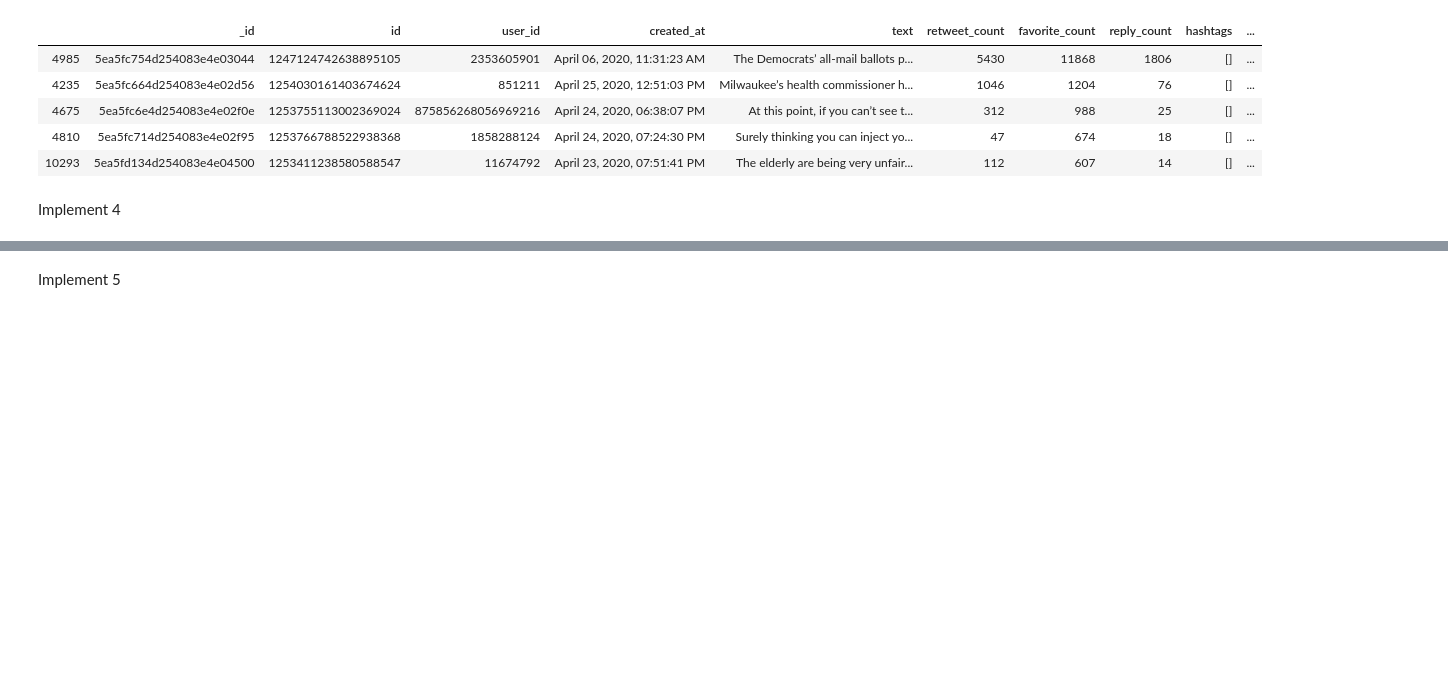
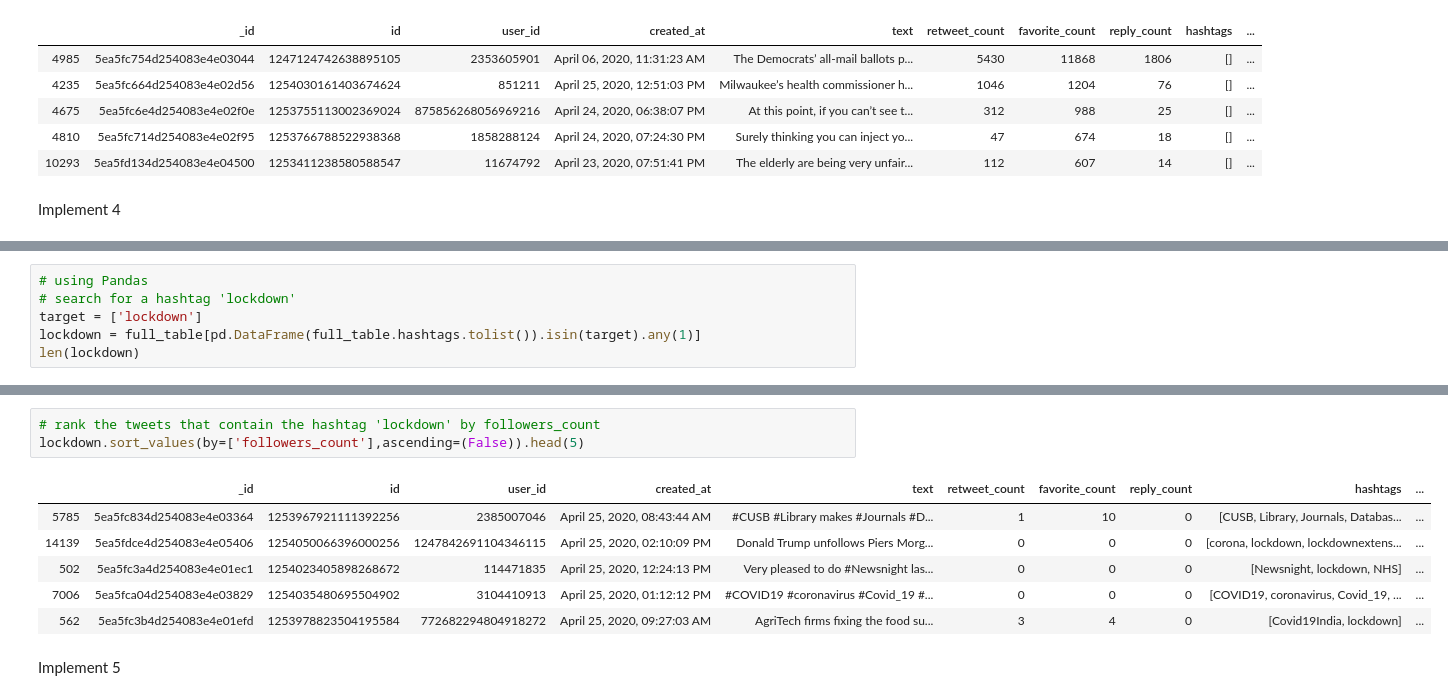
Before and after one commit to Hui-Dora-Wang/Search-Application-on-Twitter, a Jupyter notebook: search_app.ipynb, the cells around one changed output, grey strips where cells are left out. Drawn from its saved outputs; the diff is of its cells as text; blank space fills up the shorter version.

```diff
--- a/search_app.ipynb
+++ b/search_app.ipynb
@@ -488,0 +482,6 @@ Implement 4
+# %%
+# using Pandas
+# search for a hashtag 'lockdown'
+target = ['lockdown']
+lockdown = full_table[pd.DataFrame(full_table.hashtags.tolist()).isin(target).any(1)]
+len(lockdown)
@@ -489,3 +499,13 @@ Implement 4
+# %%
+# rank the tweets that contain the hashtag 'lockdown' by followers_count
+lockdown.sort_values(by=['followers_count'],ascending=(False)).head(5)
+# %% [output]
+|  | _id | id | user_id | created_at | text | retweet_count | favorite_count | reply_count | hashtags | ... |
+| 5785 | 5ea5fc834d254083e4e03364 | 1253967921111392256 | 2385007046 | April 25, 2020, 08:43:44 AM | #CUSB #Library makes #Journals #D... | 1 | 10 | 0 | [CUSB, Library, Journals, Databas... | ... |
+| 14139 | 5ea5fdce4d254083e4e05406 | 1254050066396000256 | 1247842691104346115 | April 25, 2020, 02:10:09 PM | Donald Trump unfollows Piers Morg... | 0 | 0 | 0 | [corona, lockdown, lockdownextens... | ... |
+| 502 | 5ea5fc3a4d254083e4e01ec1 | 1254023405898268672 | 114471835 | April 25, 2020, 12:24:13 PM | Very pleased to do #Newsnight las... | 0 | 0 | 0 | [Newsnight, lockdown, NHS] | ... |
+| 7006 | 5ea5fca04d254083e4e03829 | 1254035480695504902 | 3104410913 | April 25, 2020, 01:12:12 PM | #COVID19 #coronavirus #Covid_19 #... | 0 | 0 | 0 | [COVID19, coronavirus, Covid_19, ... | ... |
+| 562 | 5ea5fc3b4d254083e4e01efd | 1253978823504195584 | 772682294804918272 | April 25, 2020, 09:27:03 AM | AgriTech firms fixing the food su... | 3 | 4 | 0 | [Covid19India, lockdown] | ... |
 # %% [markdown]
 Implement 5
 # %%
```
Also changed, not shown: parts of 6 cells of this notebook.
